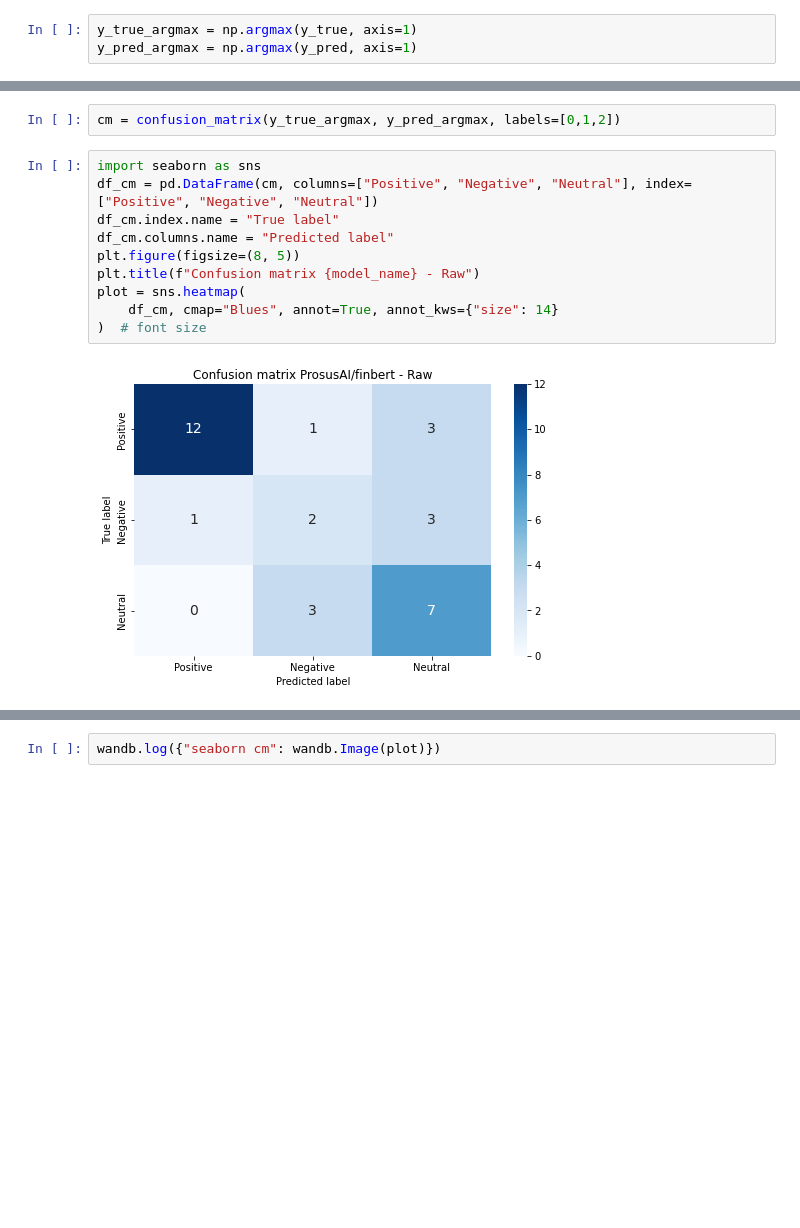
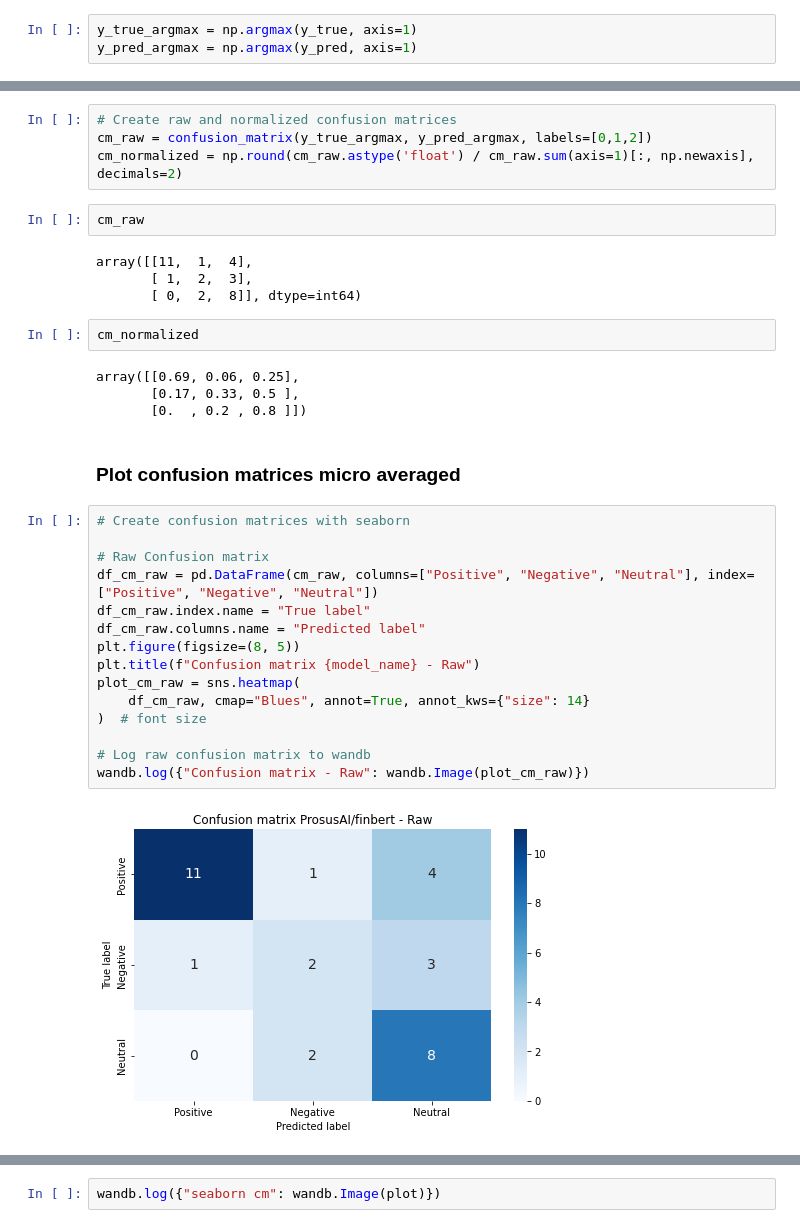
Before and after one commit to Jan-Burger/Bachelor-Thesis, a Jupyter notebook: notebooks/sentiment_analysis/transformer_finetuning.ipynb, the cells around one changed output, grey strips where cells are left out. Drawn from its saved outputs; the diff is of its cells as text; blank space fills up the shorter version.

Commit message:
annotations plus logging confusion matrices to wandb

```diff
--- a/notebooks/sentiment_analysis/transformer_finetuning.ipynb
+++ b/notebooks/sentiment_analysis/transformer_finetuning.ipynb
@@ -402,14 +403,35 @@ print(y_true_argmax, y_pred_argmax)
-# %%
-cm = confusion_matrix(y_true_argmax, y_pred_argmax, labels=[0,1,2])
+# %%
+# Create raw and normalized confusion matrices
+cm_raw = confusion_matrix(y_true_argmax, y_pred_argmax, labels=[0,1,2])
+cm_normalized = np.round(cm_raw.astype('float') / cm_raw.sum(axis=1)[:, np.newaxis], decimals=2)
+# %%
+cm_raw
+# %% [output]
+array([[11,  1,  4],
+       [ 1,  2,  3],
+       [ 0,  2,  8]], dtype=int64)
+# %%
+cm_normalized
+# %% [output]
+array([[0.69, 0.06, 0.25],
+       [0.17, 0.33, 0.5 ],
+       [0.  , 0.2 , 0.8 ]])
+# %% [markdown]
+### Plot confusion matrices micro averaged
 # %%
-import seaborn as sns
-df_cm = pd.DataFrame(cm, columns=["Positive", "Negative", "Neutral"], index=["Positive", "Negative", "Neutral"])
-df_cm.index.name = "True label"
-df_cm.columns.name = "Predicted label"
+# Create confusion matrices with seaborn
+
+# Raw Confusion matrix
+df_cm_raw = pd.DataFrame(cm_raw, columns=["Positive", "Negative", "Neutral"], index=["Positive", "Negative", "Neutral"])
+df_cm_raw.index.name = "True label"
+df_cm_raw.columns.name = "Predicted label"
 plt.figure(figsize=(8, 5))
 plt.title(f"Confusion matrix {model_name} - Raw")
-plot = sns.heatmap(
-    df_cm, cmap="Blues", annot=True, annot_kws={"size": 14}
+plot_cm_raw = sns.heatmap(
+    df_cm_raw, cmap="Blues", annot=True, annot_kws={"size": 14}
 )  # font size
+
+# Log raw confusion matrix to wandb
+wandb.log({"Confusion matrix - Raw": wandb.Image(plot_cm_raw)})
 # %% [output]
-[figure, old version]
+[figure, new version]
```
Also changed, not shown: parts of 15 cells of this notebook, 14 other files.
